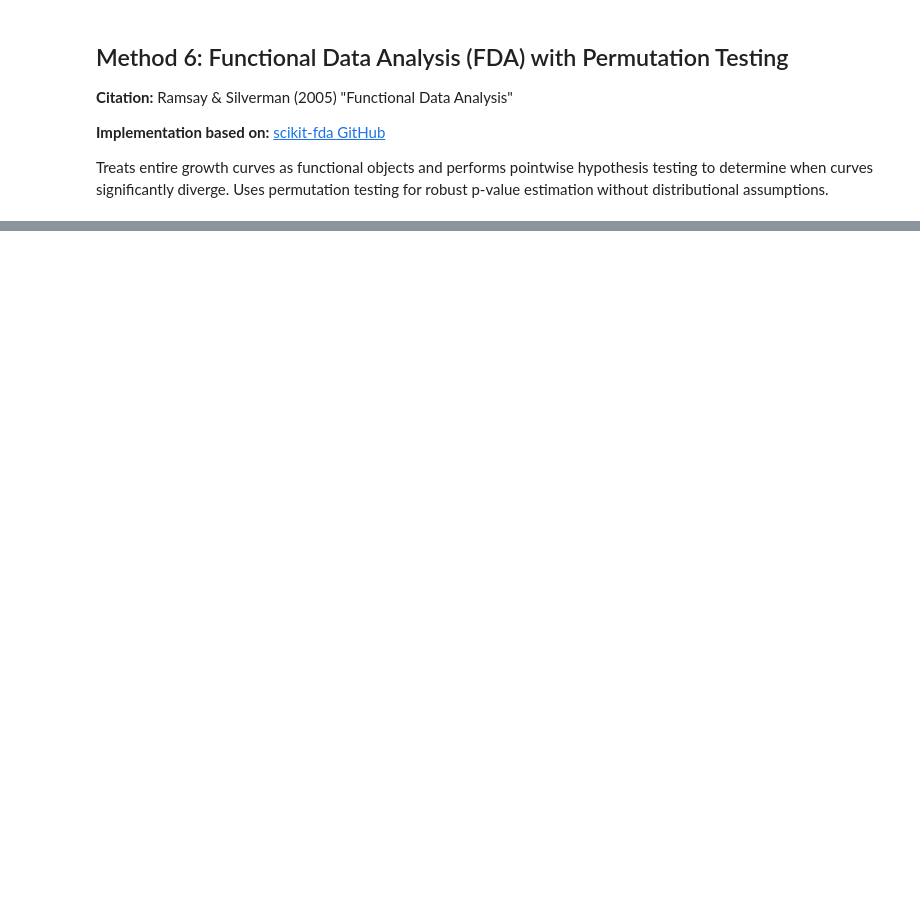
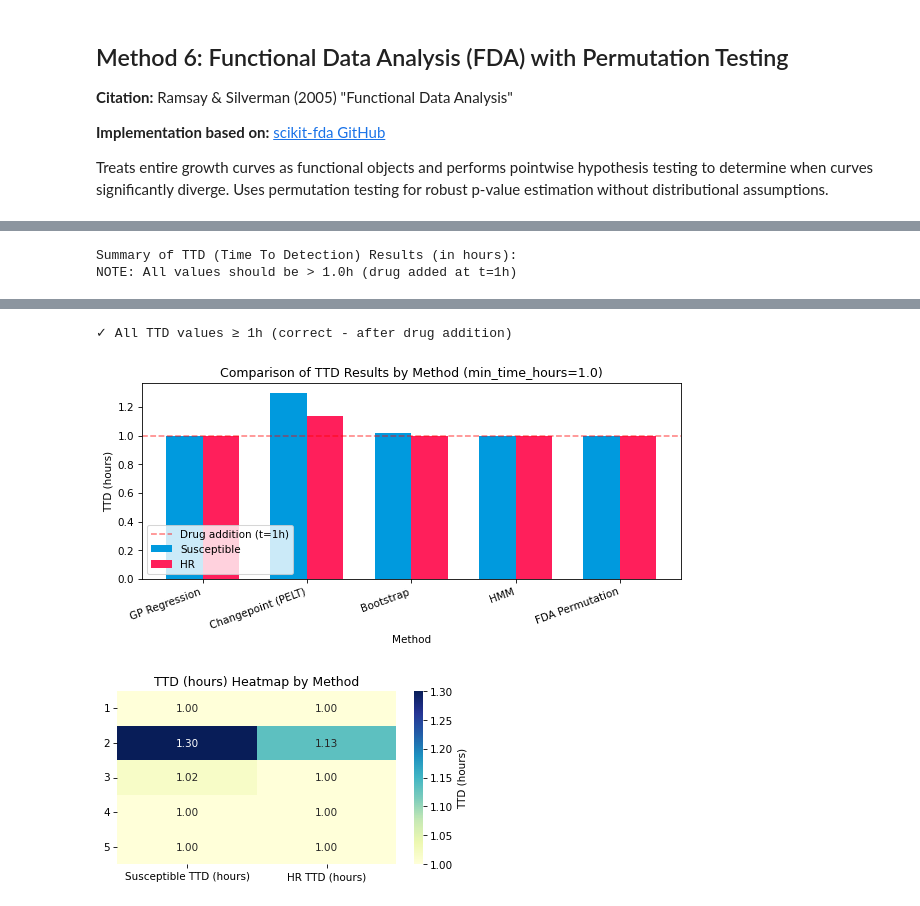
Before and after one commit to rafallex/Research-Methodology-for-Image-Analysis-and-Machine-Learning-1MD048, a Jupyter notebook: ttd_analysis.ipynb, the cells around one changed output, grey strips where cells are left out. Saved outputs shown, nothing was run; the diff lists cells and outputs as text; code cells hidden in the pictures; blank space fills up the shorter version.

```diff
--- a/EXP-23-BZ3167_TTD_Implementation_v42.ipynb
+++ b/ttd_analysis.ipynb
@@ -2466,0 +2382,77 @@ Summary of TTD (Time To Detection) Results (in hours):
+# %%
+# Final summary table - DYNAMICALLY built from analysis results
+import pandas as pd
+import matplotlib.pyplot as plt
+import seaborn as sns
+
+# Collect TTD results from the analysis cells
+# These variables should exist from running the previous cells
+ttd_results = {
+    "Method": [
+        "GP Regression",
+        "Changepoint (PELT)",
+        "Bootstrap",
+        "HMM",
+        "FDA Permutation"
+    ],
+    "Susceptible TTD (hours)": [
+        gp_results_sus.get('ttd') if gp_results_sus.get('ttd') else None,
+        cp_results_sus.get('ttd') if cp_results_sus.get('ttd') else None,
+        boot_results_sus.get('ttd_median') if boot_results_sus.get('ttd_median') else None,
+        hmm_results_sus.get('ttd') if hmm_results_sus.get('ttd') else None,
+        fda_results_sus.get('ttd') if fda_results_sus.get('ttd') else None,
+    ],
+    "HR TTD (hours)": [
+        gp_results_hr.get('ttd') if gp_results_hr.get('ttd') else None,
+        cp_results_hr.get('ttd') if cp_results_hr.get('ttd') else None,
+        boot_results_hr.get('ttd_median') if boot_results_hr.get('ttd_median') else None,
+        hmm_results_hr.get('ttd') if hmm_results_hr.get('ttd') else None,
+        fda_results_hr.get('ttd') if fda_results_hr.get('ttd') else None,
+    ]
+}
+
+ttd_summary_df = pd.DataFrame(ttd_results)
+ttd_summary_df.index += 1  # Start index at 1
+
+print("Summary of TTD (Time To Detection) Results (in hours):")
+print("NOTE: All values should be > 1.0h (drug added at t=1h)")
+display(ttd_summary_df)
+
+# Verify fix was applied
+sus_min = ttd_summary_df["Susceptible TTD (hours)"].min()
+hr_min = ttd_summary_df["HR TTD (hours)"].min()
+if sus_min < 1.0 or hr_min < 1.0:
+    print("⚠️ WARNING: Some TTD values < 1h detected! Check min_time_hours settings.")
+else:
+    print("✓ All TTD values ≥ 1h (correct - after drug addition)")
+
+# --- Visualization 1: Grouped Bar Plot ---
+fig, ax = plt.subplots(figsize=(8, 4))
+bar_width = 0.35
+index = range(1, len(ttd_summary_df) + 1)
+
+ax.bar(index, ttd_summary_df["Susceptible TTD (hours)"], bar_width, label='Susceptible', color='#009ADE')
+ax.bar([i + bar_width for i in index], ttd_summary_df["HR TTD (hours)"], bar_width, label='HR', color='#FF1F5B')
+
+ax.set_xlabel('Method')
+ax.set_ylabel('TTD (hours)')
+ax.set_title('Comparison of TTD Results by Method (min_time_hours=1.0)')
+ax.set_xticks([i + bar_width / 2 for i in index])
+ax.set_xticklabels(ttd_summary_df["Method"], rotation=20, ha='right')
+ax.axhline(y=1.0, color='red', linestyle='--', alpha=0.5, label='Drug addition (t=1h)')
+ax.legend()
+plt.tight_layout()
+plt.show()
+
+# --- Visualization 2: Heatmap ---
+plt.figure(figsize=(6, 3))
+sns.heatmap(
+    ttd_summary_df[["Susceptible TTD (hours)", "HR TTD (hours)"]],
+    annot=True, fmt=".2f", cmap="YlGnBu", cbar_kws={'label': 'TTD (hours)'}
+)
+plt.title("TTD (hours) Heatmap by Method")
+plt.yticks(rotation=0)
+plt.show()
+# %% [output]
+Summary of TTD (Time To Detection) Results (in hours):
+NOTE: All values should be > 1.0h (drug added at t=1h)
@@ -2466,0 +2465,3 @@ Summary of TTD (Time To Detection) Results (in hours):
+✓ All TTD values ≥ 1h (correct - after drug addition)
+[figure, added]
+[figure, added]
```
Also changed, not shown: parts of 17 cells of this notebook, 10 other files.
